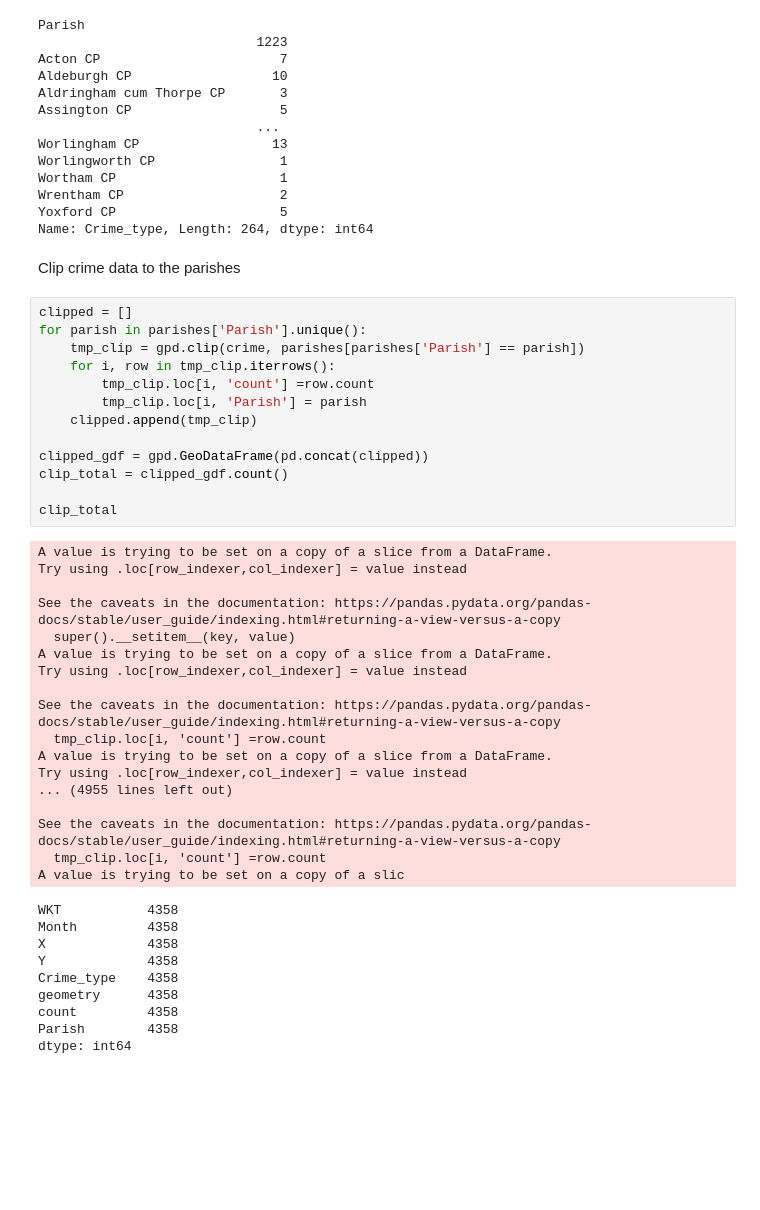
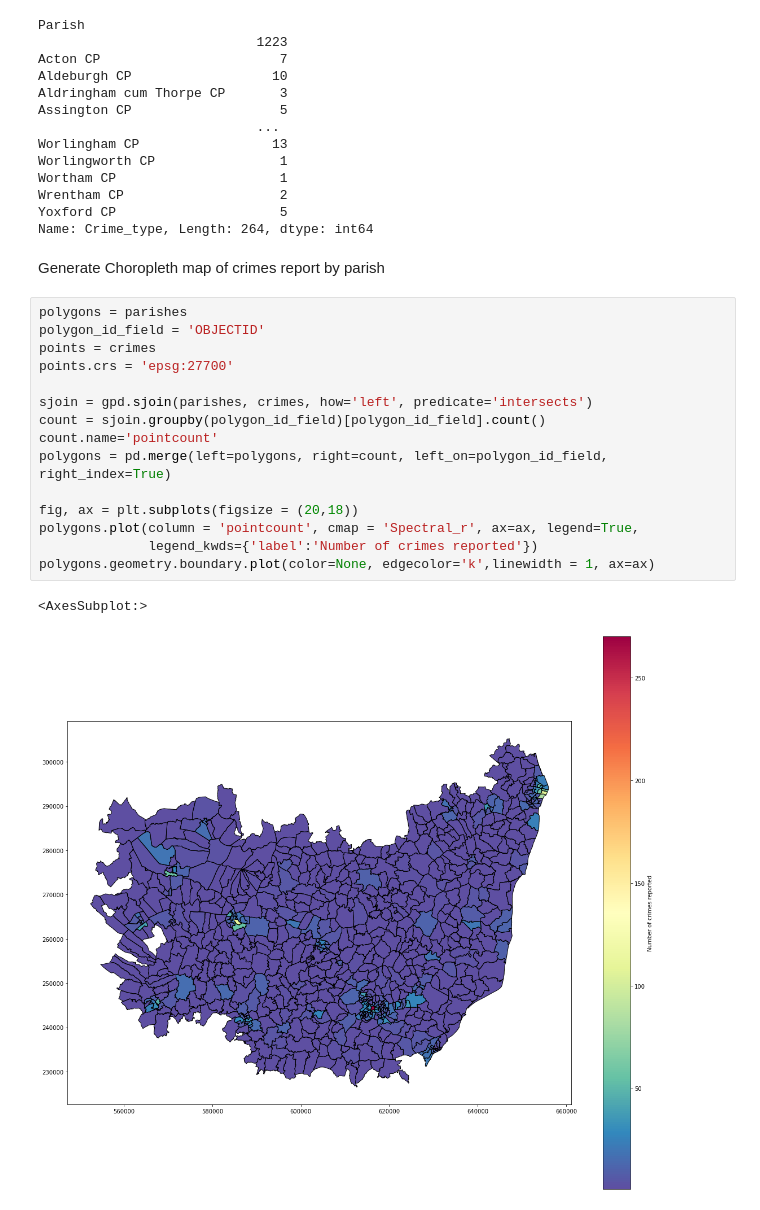
Before and after one commit to GregMcS/egm722CrimeProj, a Jupyter notebook: jupyter-notebook.ipynb, the cells around one changed output. Saved outputs shown, nothing was run; the diff lists cells and outputs as text; blank space fills up the shorter version.

```diff
--- a/jupyter-notebook.ipynb
+++ b/jupyter-notebook.ipynb
@@ -201,45 +205,23 @@ Wortham CP                     1
 Wrentham CP                    2
 Yoxford CP                     5
 Name: Crime_type, Length: 264, dtype: int64
-# %% [markdown]
-Clip crime data to the parishes
-# %%
-clipped = []
-for parish in parishes['Parish'].unique():
-    tmp_clip = gpd.clip(crime, parishes[parishes['Parish'] == parish])
-    for i, row in tmp_clip.iterrows():
-        tmp_clip.loc[i, 'count'] =row.count
-        tmp_clip.loc[i, 'Parish'] = parish
-    clipped.append(tmp_clip)
-
-clipped_gdf = gpd.GeoDataFrame(pd.concat(clipped))
-clip_total = clipped_gdf.count()
-
-clip_total
-# %% [output]
-A value is trying to be set on a copy of a slice from a DataFrame.
-Try using .loc[row_indexer,col_indexer] = value instead
-
-See the caveats in the documentation: https://pandas.pydata.org/pandas-docs/stable/user_guide/indexing.html#returning-a-view-versus-a-copy
-  super().__setitem__(key, value)
-A value is trying to be set on a copy of a slice from a DataFrame.
-Try using .loc[row_indexer,col_indexer] = value instead
-
-See the caveats in the documentation: https://pandas.pydata.org/pandas-docs/stable/user_guide/indexing.html#returning-a-view-versus-a-copy
-  tmp_clip.loc[i, 'count'] =row.count
-A value is trying to be set on a copy of a slice from a DataFrame.
-Try using .loc[row_indexer,col_indexer] = value instead
-... (4955 lines left out)
-
-See the caveats in the documentation: https://pandas.pydata.org/pandas-docs/stable/user_guide/indexing.html#returning-a-view-versus-a-copy
-  tmp_clip.loc[i, 'count'] =row.count
-A value is trying to be set on a copy of a slic
-WKT           4358
-Month         4358
-X             4358
-Y             4358
-Crime_type    4358
-geometry      4358
-count         4358
-Parish        4358
-dtype: int64
+# %% [markdown]
+Generate Choropleth map of crimes report by parish
+# %%
+polygons = parishes
+polygon_id_field = 'OBJECTID'
+points = crimes
+points.crs = 'epsg:27700'
+
+sjoin = gpd.sjoin(parishes, crimes, how='left', predicate='intersects')
+count = sjoin.groupby(polygon_id_field)[polygon_id_field].count()
+count.name='pointcount'
+polygons = pd.merge(left=polygons, right=count, left_on=polygon_id_field, right_index=True)
+
+fig, ax = plt.subplots(figsize = (20,18))
+polygons.plot(column = 'pointcount', cmap = 'Spectral_r', ax=ax, legend=True,
+              legend_kwds={'label':'Number of crimes reported'})
+polygons.geometry.boundary.plot(color=None, edgecolor='k',linewidth = 1, ax=ax)
+# %% [output]
+<AxesSubplot:>
+[figure, added]
```
Also changed, not shown: parts of 15 cells of this notebook.
